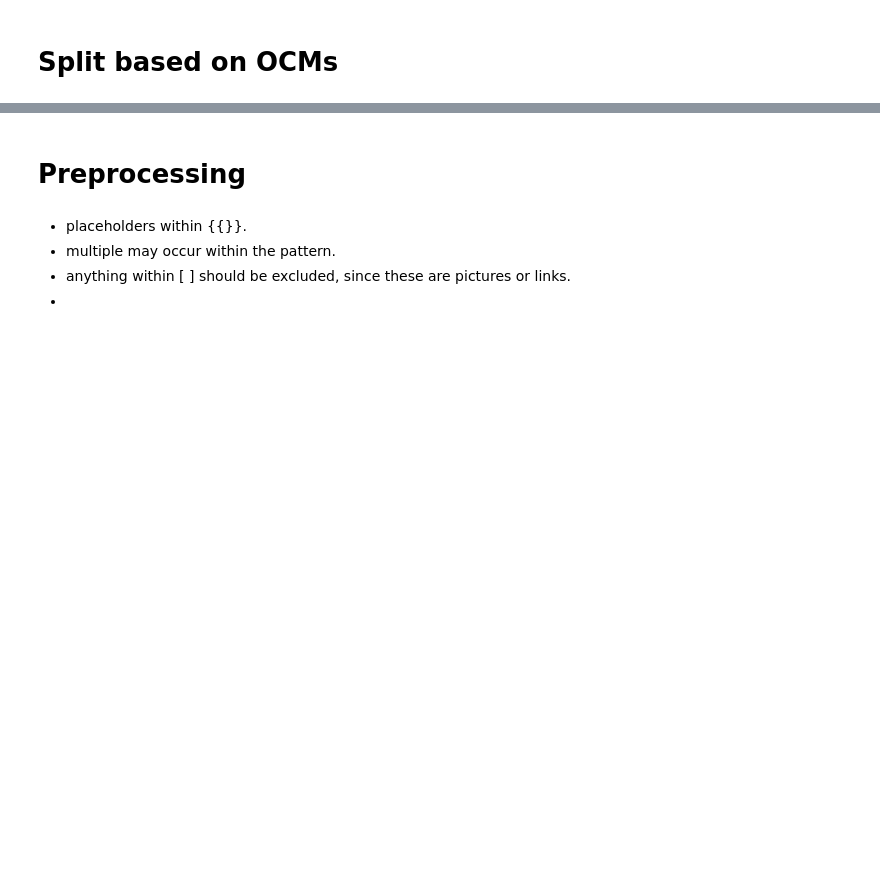
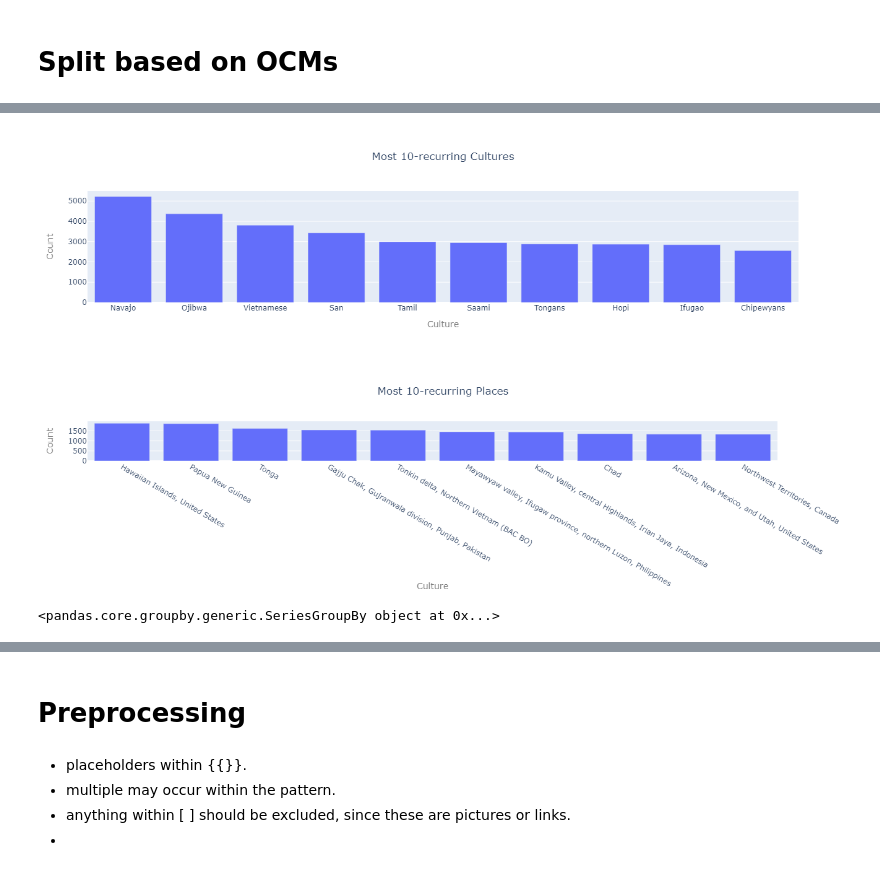
Before and after one commit to hasan-sh/fffff, a Jupyter notebook: exploration/Data Exploration.ipynb, the cells around one changed output, grey strips where cells are left out. Cells and saved outputs as stored; diff of their text form; code cells hidden in the pictures; blank space fills up the shorter version.

```diff
--- a/exploration/Data Exploration.ipynb
+++ b/exploration/Data Exploration.ipynb
@@ -75,0 +172,35 @@ ocms
+# %%
+
+layout = go.Layout(
+    yaxis=dict(title = go.layout.yaxis.Title(text='Count', font=dict(size=14, color='#7f7f7f'))),
+    xaxis=dict(title = go.layout.xaxis.Title(text='Culture', font=dict(size=14, color='#7f7f7f')))
+)
+
+fig = go.Figure(
+    data=[go.Bar(x=[l for l, _ in sorted_culture_counts[:N_TO_SELECT]],
+                 y=[count for _, count in sorted_culture_counts[:N_TO_SELECT]])],
+    layout=layout,
+    layout_title=f'Most {N_TO_SELECT}-recurring Cultures',
+    layout_title_x=0.5,
+)
+
+
+fig1 = go.Figure(
+    data=[go.Bar(x=[l for l, _ in sorted_place_counts[:N_TO_SELECT]],
+                 y=[count for _, count in sorted_place_counts[:N_TO_SELECT]])],
+    layout=layout,
+    layout_title=f"Most {N_TO_SELECT}-recurring Places",
+    layout_title_x=0.5,
+)
+
+fig.write_image(f'{ONLY_PARENT_CATEGORY}_culture_counts.png')
+fig.show()
+fig1.write_image(f'{ONLY_PARENT_CATEGORY}_place_counts.png')
+fig1.show()
+# %% [output]
+[figure, added]
+[figure, added]
+# %%
+df.groupby('samples')['textrecord']
+# %% [output]
+<pandas.core.groupby.generic.SeriesGroupBy object at 0x...>
```
Also changed, not shown: parts of 78 cells of this notebook, 7 other files.
